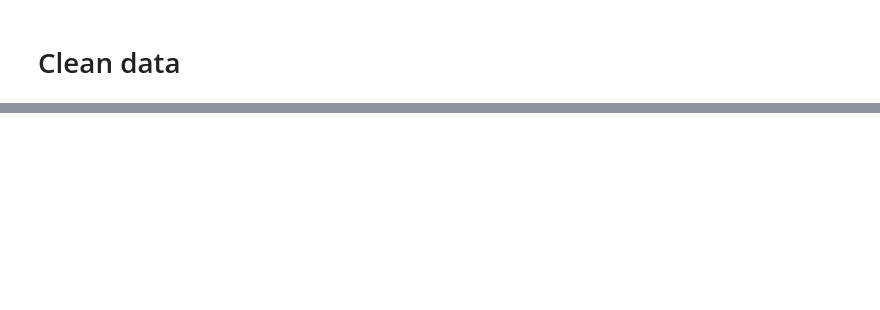
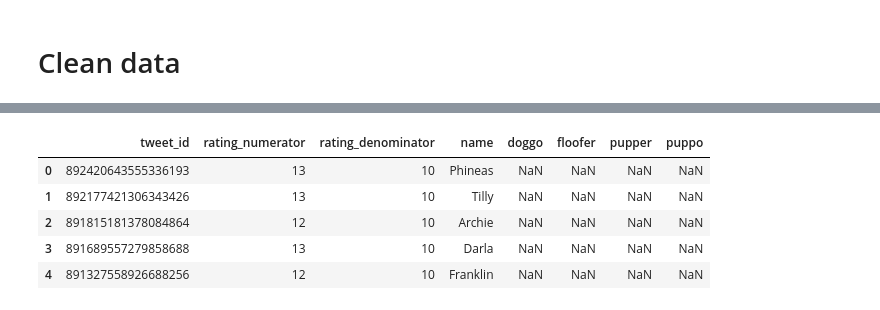
Before and after one commit to purvil/WeRateDogs, a Jupyter notebook: wrangle_act.ipynb, the cells around one changed output, grey strips where cells are left out. Drawn from its saved outputs; the diff is of its cells as text; code cells hidden in the pictures; blank space fills up the shorter version.

```diff
--- a/Data wrangling.ipynb
+++ b/wrangle_act.ipynb
@@ -368,0 +672,11 @@ dog_tweets[(dog_tweets.doggo == 'None') & (dog_tweets.floofer == 'None') &
+# %%
+dog_ratings = dog_tweets_cleaned.iloc[:, [0, 5, 6, 7, 8, 9, 10, 11]]
+# %%
+dog_ratings.head()
+# %% [output]
+|  | tweet_id | rating_numerator | rating_denominator | name | doggo | floofer | pupper | puppo |
+| 0 | 892420643555336193 | 13 | 10 | Phineas | NaN | NaN | NaN | NaN |
+| 1 | 892177421306343426 | 13 | 10 | Tilly | NaN | NaN | NaN | NaN |
+| 2 | 891815181378084864 | 12 | 10 | Archie | NaN | NaN | NaN | NaN |
+| 3 | 891689557279858688 | 13 | 10 | Darla | NaN | NaN | NaN | NaN |
+| 4 | 891327558926688256 | 12 | 10 | Franklin | NaN | NaN | NaN | NaN |
```
Also changed, not shown: parts of 70 cells of this notebook, 3 other files.
